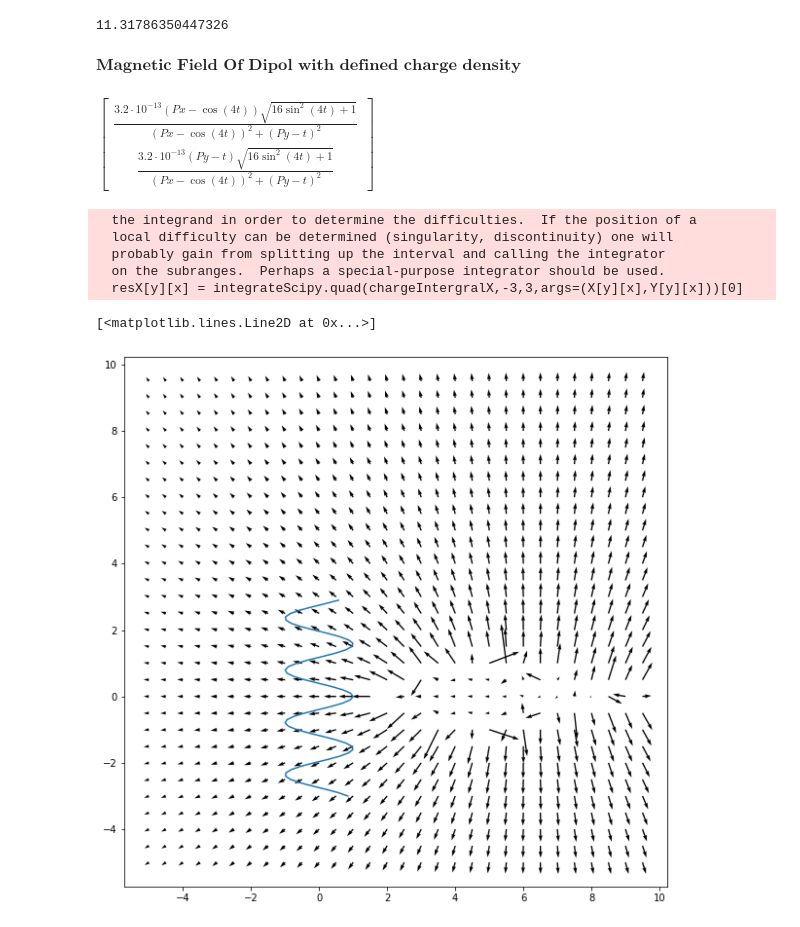
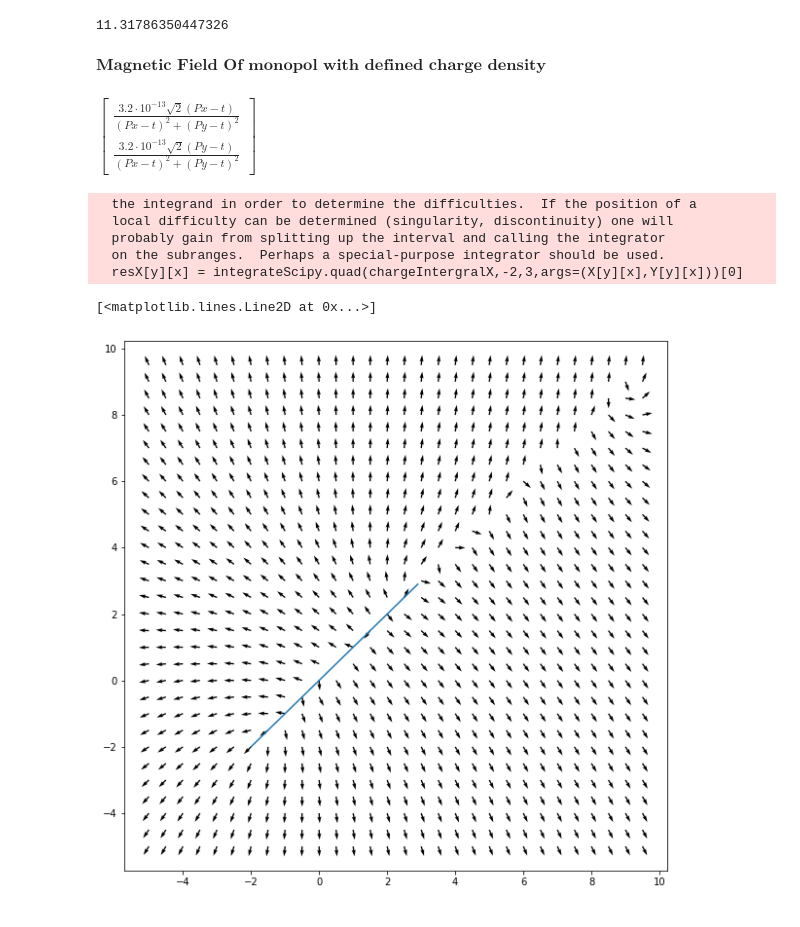
Before and after one commit to invisibleverity200/Elektrotechnik, a Jupyter notebook: ElectricField.ipynb, the cells around one changed output. Drawn from its saved outputs; the diff is of its cells as text; code cells hidden in the pictures.

```diff
--- a/ElectricField.ipynb
+++ b/ElectricField.ipynb
@@ -381,13 +381,13 @@ integrateScipy.quad(arclengthValue,startT, endT)[0]
 # %% [output]
 11.31786350447326
 # %% [markdown]
-$\textbf{Magnetic Field Of Dipol with defined charge density}$
+$\textbf{Magnetic Field Of monopol with defined charge density}$
 # %%
 pathX, pathY, Px, Py, dQ, t = symbols('pathX pathY Px Py dQ t', real=True)
 
 
 dQ = 1.6e-16*2000
-pathX = cos(4*t)
+pathX = t
 pathY = t
 
 P = Matrix([Px,Py])
@@ -399,33 +399,36 @@ chargeIntergralY = lambdify((t,Px,Py),chargeIntergral[1],modules='scipy')
 
 chargeIntergral
 # %% [output]
-$\displaystyle \left[\begin{matrix}\frac{3.2 \cdot 10^{-13} \left(Px - \cos{\left(4 t \right)}\right) \sqrt{16 \sin^{2}{\left(4 t \right)} + 1}}{\left(Px - \cos{\left(4 t \right)}\right)^{2} + \left(Py - t\right)^{2}}\\\frac{3.2 \cdot 10^{-13} \left(Py - t\right) \sqrt{16 \sin^{2}{\left(4 t \right)} + 1}}{\left(Px - \cos{\left(4 t \right)}\right)^{2} + \left(Py - t\right)^{2}}\end{matrix}\right]$
+$\displaystyle \left[\begin{matrix}\frac{3.2 \cdot 10^{-13} \sqrt{2} \left(Px - t\right)}{\left(Px - t\right)^{2} + \left(Py - t\right)^{2}}\\\frac{3.2 \cdot 10^{-13} \sqrt{2} \left(Py - t\right)}{\left(Px - t\right)^{2} + \left(Py - t\right)^{2}}\end{matrix}\right]$
 # %%
 def integrateNum(X,Y):
     resX, resY = np.meshgrid(np.linspace(0,1,num=len(X)),np.linspace(0,1,num=len(Y)))
     for y in range(0,len(Y)):
         for x in range(0,len(X)):
-            resX[y][x] = integrateScipy.quad(chargeIntergralX,-3,3,args=(X[y][x],Y[y][x]))[0]
-            resY[y][x] = integrateScipy.quad(chargeIntergralY,-3,3*np.pi,args=(X[y][x],Y[y][x]))[0]
+            resX[y][x] = integrateScipy.quad(chargeIntergralX,-2,3,args=(X[y][x],Y[y][x]))[0]
+            resY[y][x] = integrateScipy.quad(chargeIntergralY,-2,3*np.pi,args=(X[y][x],Y[y][x]))[0]
     return np.array([resX,resY])
 
 X,Y = np.meshgrid(np.arange(-5,10,.5),np.arange(-5,10,.5))
-tI = np.arange(-3,3,0.1)
+tI = np.arange(-2,3,0.1)
 electricfield = (1/(4*3.14159265359*8.854e-12)) * integrateNum(X,Y)
-pathXG = np.cos(4*tI)
+pathXG = tI
 pathYG = tI
 
 plt.figure(figsize=(10,10))
 
 ax = plt.subplot()
 
-ax.quiver(X,Y,electricfield[0],electricfield[1])
+electricXNorm = electricfield[0] / np.sqrt(electricfield[0]**2 + electricfield[1]**2)
+electricYNorm = electricfield[1] / np.sqrt(electricfield[0]**2 + electricfield[1]**2)
+
+ax.quiver(X,Y,electricXNorm,electricYNorm)
 ax.plot(pathXG,pathYG)
 # %% [output]
   the integrand in order to determine the difficulties.  If the position of a
   local difficulty can be determined (singularity, discontinuity) one will
   probably gain from splitting up the interval and calling the integrator
   on the subranges.  Perhaps a special-purpose integrator should be used.
-  resX[y][x] = integrateScipy.quad(chargeIntergralX,-3,3,args=(X[y][x],Y[y][x]))[0]
+  resX[y][x] = integrateScipy.quad(chargeIntergralX,-2,3,args=(X[y][x],Y[y][x]))[0]
 [<matplotlib.lines.Line2D at 0x...>]
-[figure, old version]
+[figure, new version]
```
